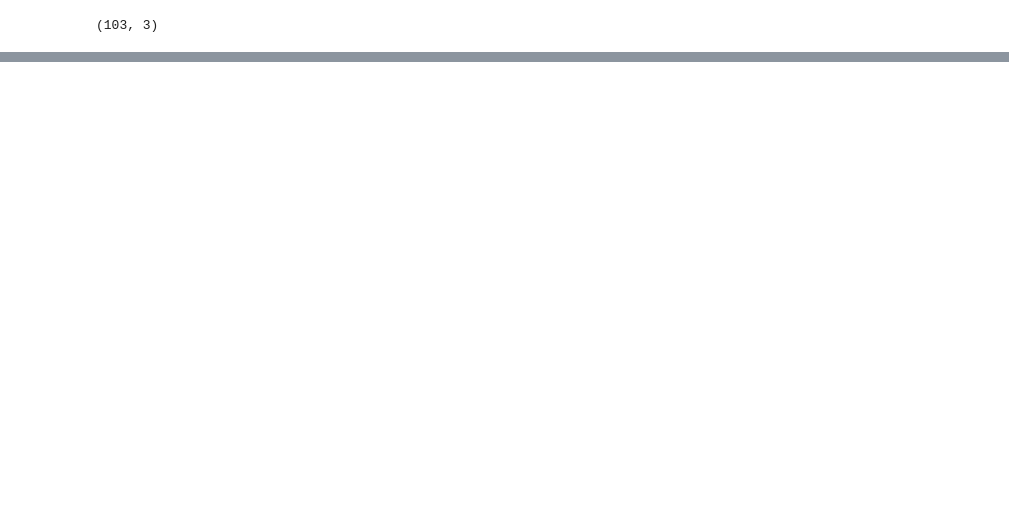
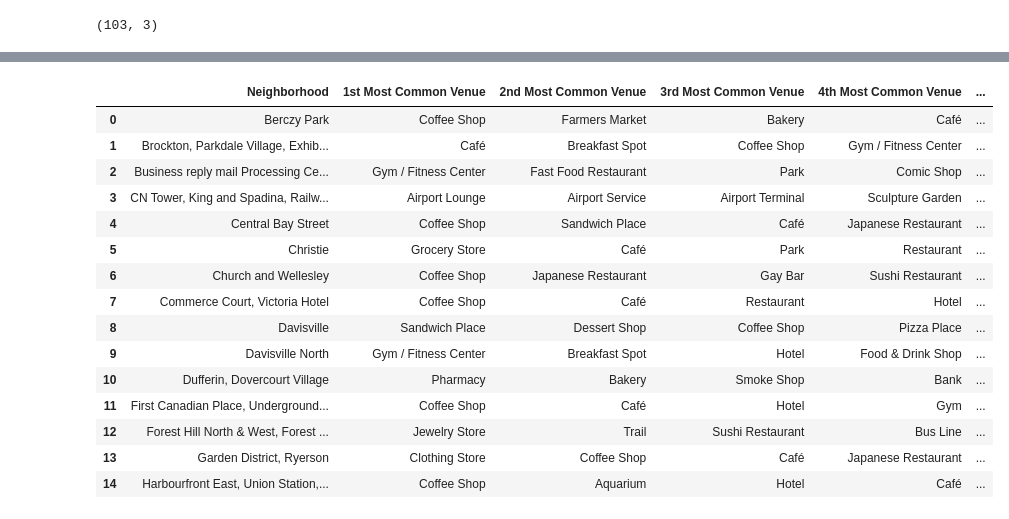
Before and after one commit to tjmccormick5/Coursera_Capstone, a Jupyter notebook: TorontoProject.ipynb, the cells around one changed output, grey strips where cells are left out. Saved outputs shown, nothing was run; the diff lists cells and outputs as text; code cells hidden in the pictures; blank space fills up the shorter version.

```diff
--- a/TorontoProject.ipynb
+++ b/TorontoProject.ipynb
@@ -54,0 +77,3 @@ df.shape
+# %%
+df_complete = df.merge(coords, how='inner', left_on=["Postal Code"], right_on=["Postal Code"])
+df_complete.head(12)
@@ -54,0 +365,12 @@ df.shape
+# %%
+num_top_venues = 5
+
+for hood in Toronto_grouped['Neighborhood']:
+    print("----"+hood+"----")
+    temp = Toronto_grouped[Toronto_grouped['Neighborhood'] == hood].T.reset_index()
+    temp.columns = ['venue','freq']
+    temp = temp.iloc[1:]
+    temp['freq'] = temp['freq'].astype(float)
+    temp = temp.round({'freq': 2})
+    print(temp.sort_values('freq', ascending=False).reset_index(drop=True).head(num_top_venues))
+    print('\n')
@@ -54,0 +395,44 @@ df.shape
+# %%
+def return_most_common_venues(row, num_top_venues):
+    row_categories = row.iloc[1:]
+    row_categories_sorted = row_categories.sort_values(ascending=False)
+
+    return row_categories_sorted.index.values[0:num_top_venues]
+# %%
+num_top_venues = 10
+
+indicators = ['st', 'nd', 'rd']
+
+# create columns according to number of top venues
+columns = ['Neighborhood']
+for ind in np.arange(num_top_venues):
+    try:
+        columns.append('{}{} Most Common Venue'.format(ind+1, indicators[ind]))
+    except:
+        columns.append('{}th Most Common Venue'.format(ind+1))
+
+# create a new dataframe
+neighborhoods_venues_sorted = pd.DataFrame(columns=columns)
+neighborhoods_venues_sorted['Neighborhood'] = Toronto_grouped['Neighborhood']
+
+for ind in np.arange(Toronto_grouped.shape[0]):
+    neighborhoods_venues_sorted.iloc[ind, 1:] = return_most_common_venues(Toronto_grouped.iloc[ind, :], num_top_venues)
+
+neighborhoods_venues_sorted.head(15)
+# %% [output]
+|  | Neighborhood | 1st Most Common Venue | 2nd Most Common Venue | 3rd Most Common Venue | 4th Most Common Venue | ... |
+| 0 | Berczy Park | Coffee Shop | Farmers Market | Bakery | Café | ... |
+| 1 | Brockton, Parkdale Village, Exhib... | Café | Breakfast Spot | Coffee Shop | Gym / Fitness Center | ... |
+| 2 | Business reply mail Processing Ce... | Gym / Fitness Center | Fast Food Restaurant | Park | Comic Shop | ... |
+| 3 | CN Tower, King and Spadina, Railw... | Airport Lounge | Airport Service | Airport Terminal | Sculpture Garden | ... |
+| 4 | Central Bay Street | Coffee Shop | Sandwich Place | Café | Japanese Restaurant | ... |
+| 5 | Christie | Grocery Store | Café | Park | Restaurant | ... |
+| 6 | Church and Wellesley | Coffee Shop | Japanese Restaurant | Gay Bar | Sushi Restaurant | ... |
+| 7 | Commerce Court, Victoria Hotel | Coffee Shop | Café | Restaurant | Hotel | ... |
+| 8 | Davisville | Sandwich Place | Dessert Shop | Coffee Shop | Pizza Place | ... |
+| 9 | Davisville North | Gym / Fitness Center | Breakfast Spot | Hotel | Food & Drink Shop | ... |
+| 10 | Dufferin, Dovercourt Village | Pharmacy | Bakery | Smoke Shop | Bank | ... |
+| 11 | First Canadian Place, Underground... | Coffee Shop | Café | Hotel | Gym | ... |
+| 12 | Forest Hill North & West, Forest ... | Jewelry Store | Trail | Sushi Restaurant | Bus Line | ... |
+| 13 | Garden District, Ryerson | Clothing Store | Coffee Shop | Café | Japanese Restaurant | ... |
+| 14 | Harbourfront East, Union Station,... | Coffee Shop | Aquarium | Hotel | Café | ... |
```
Also changed, not shown: parts of 54 cells of this notebook.
